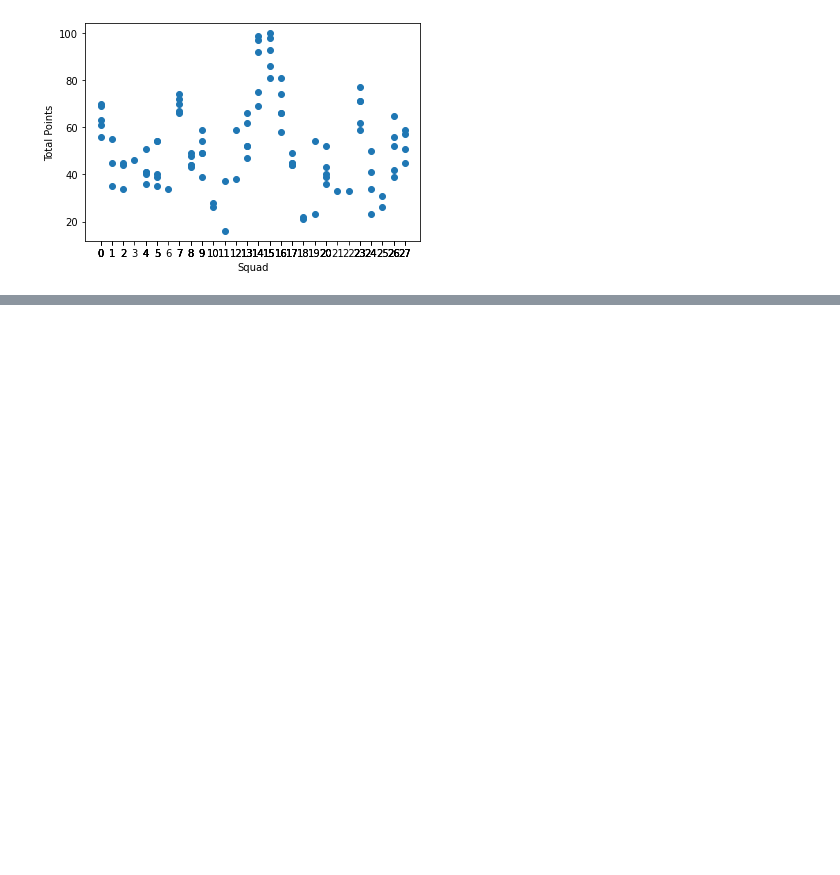
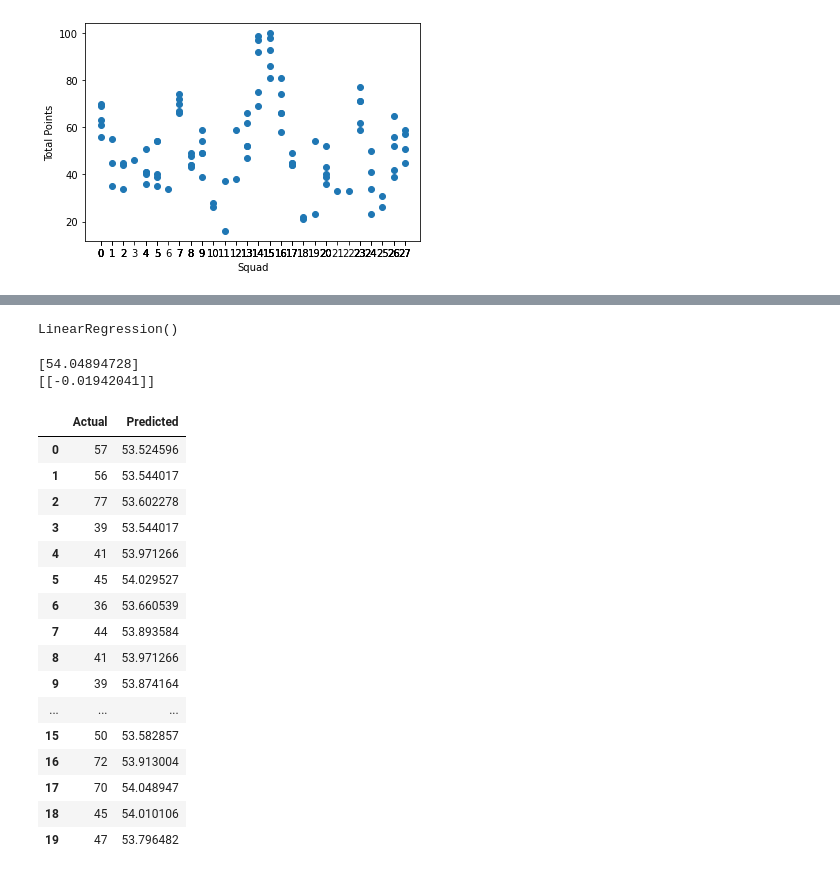
Before and after one commit to Trevor-Jackson94/soccer_project, a Jupyter notebook: 2017_2022_Pts_Regression.ipynb, the cells around one changed output, grey strips where cells are left out. Drawn from its saved outputs; the diff is of its cells as text; code cells hidden in the pictures; blank space fills up the shorter version.

```diff
--- a/2017_2022_Pts_Regression.ipynb
+++ b/2017_2022_Pts_Regression.ipynb
@@ -152,0 +115,4 @@ points_df2.to_csv(r'2017_2022_epl_squad.csv', index = False)
+# %%
+# Attribute and label
+X = points_df3['Squad'].values.reshape(-1,1)
+y = points_df3['Pts'].values.reshape(-1,1)
@@ -152,0 +122,15 @@ points_df2.to_csv(r'2017_2022_epl_squad.csv', index = False)
+# %%
+# Instantiate it and fit the model
+regressor = LinearRegression()
+regressor.fit(X_train, y_train) #training the algorithm
+# %% [output]
+LinearRegression()
+# %%
+#To retrieve the intercept:
+print(regressor.intercept_)
+
+#For retrieving the slope:
+print(regressor.coef_)
+# %% [output]
+[54.04894728]
+[[-0.01942041]]
@@ -152,0 +140,22 @@ points_df2.to_csv(r'2017_2022_epl_squad.csv', index = False)
+# %%
+# Compare the actual output values
+points_df4 = pd.DataFrame({'Actual': y_test.flatten(), 'Predicted': y_pred.flatten()})
+points_df4
+# %% [output]
+|  | Actual | Predicted |
+| 0 | 57 | 53.524596 |
+| 1 | 56 | 53.544017 |
+| 2 | 77 | 53.602278 |
+| 3 | 39 | 53.544017 |
+| 4 | 41 | 53.971266 |
+| 5 | 45 | 54.029527 |
+| 6 | 36 | 53.660539 |
+| 7 | 44 | 53.893584 |
+| 8 | 41 | 53.971266 |
+| 9 | 39 | 53.874164 |
+| ... | ... | ... |
+| 15 | 50 | 53.582857 |
+| 16 | 72 | 53.913004 |
+| 17 | 70 | 54.048947 |
+| 18 | 45 | 54.010106 |
+| 19 | 47 | 53.796482 |
```
Also changed, not shown: parts of 9 cells of this notebook, 2 other files.
